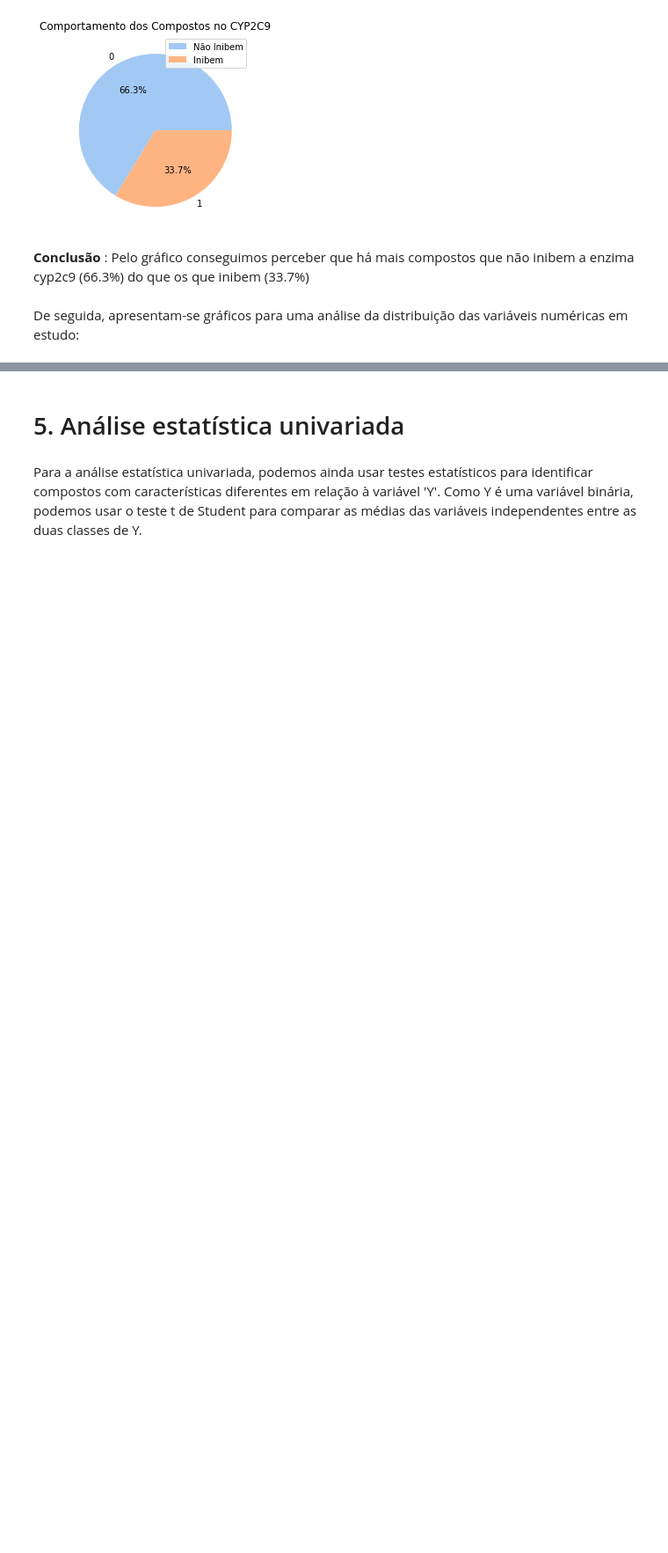
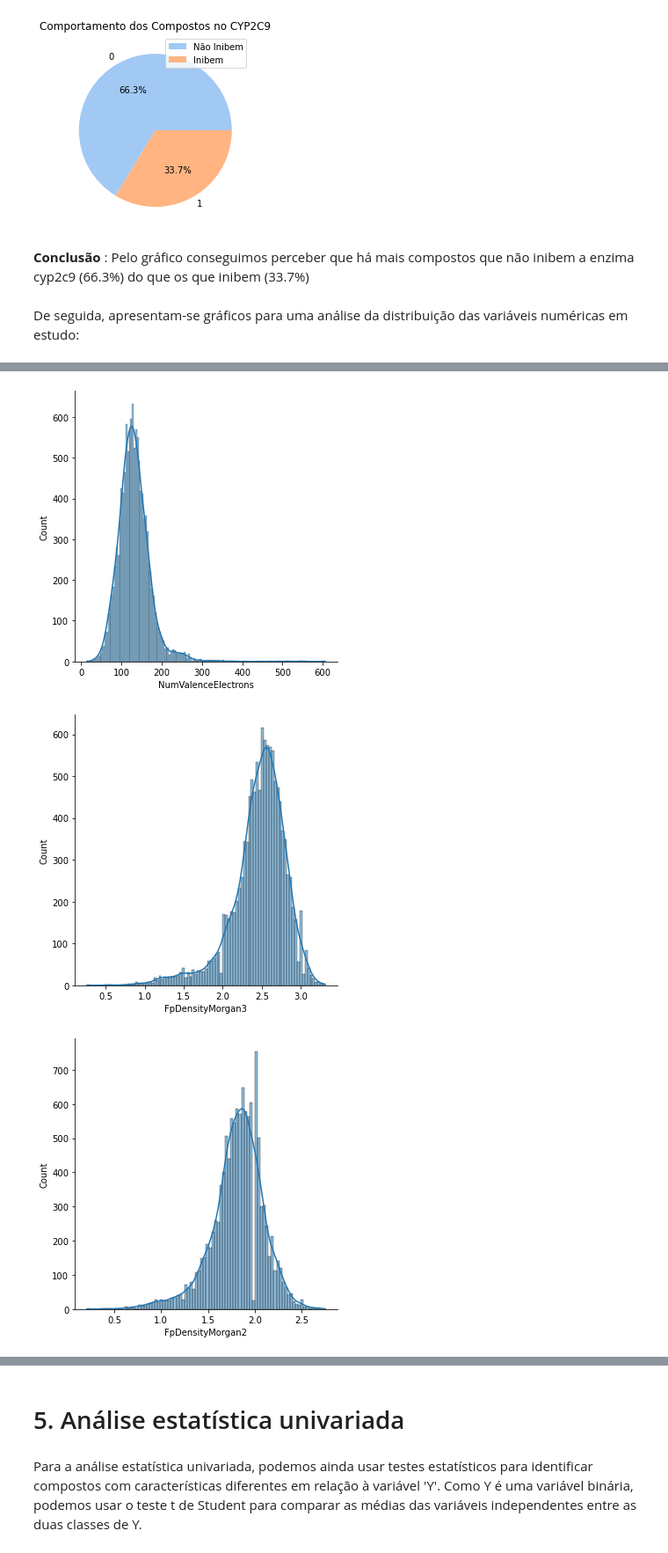
Before and after one commit to BrunoAGSa/Extra-o_Work, a Jupyter notebook: Trabalho parte 2/cyp2c9/trabalho 2.ipynb, the cells around one changed output, grey strips where cells are left out. Shown: that part at 88% size. Cells and saved outputs as stored; diff of their text form; code cells hidden in the pictures; blank space fills up the shorter version.

```diff
--- a/Trabalho parte 2/cyp2c9/trabalho 2.ipynb
+++ b/Trabalho parte 2/cyp2c9/trabalho 2.ipynb
@@ -341,3 +373,9 @@ plt.show()
 **Conclusão** : Pelo gráfico conseguimos perceber que há mais compostos que não inibem a enzima cyp2c9 (66.3%) do que os que inibem (33.7%)
 # %% [markdown]
 De seguida, apresentam-se gráficos para uma análise da distribuição das variáveis numéricas em estudo:
+# %%
+l = ["MaxAbsEStateIndex","MinAbsEStateIndex","NumValenceElectrons","FpDensityMorgan3","FpDensityMorgan2","FpDensityMorgan1","MolWt","qed","BertzCT"]
+for col in l:
+    sns.displot(df[col], kde=True)
+    plt.show()
+# %% [output]
@@ -343,0 +384,3 @@ De seguida, apresentam-se gráficos para uma análise da distribuição das vari
+[figure, added]
+[figure, added]
+[figure, added]
```
Also changed, not shown: parts of 39 cells of this notebook.
